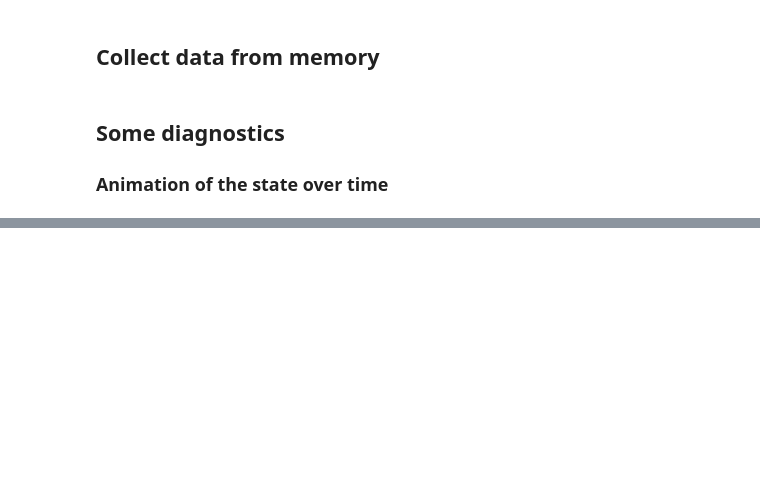
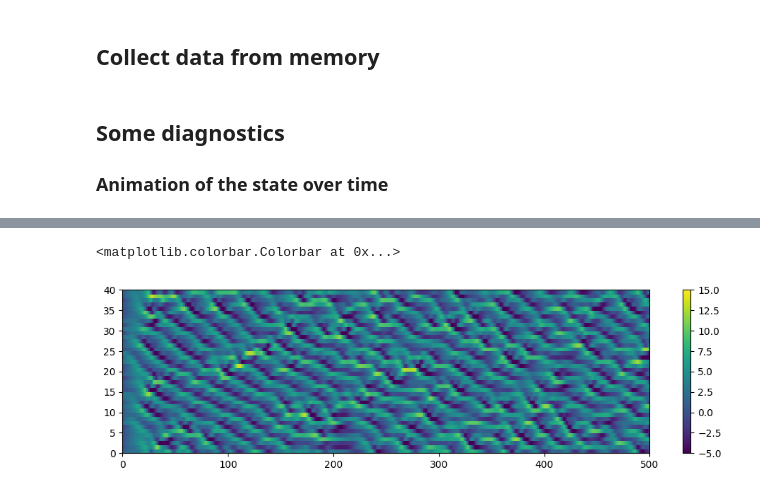
Before and after one commit to myying/NEDAS_tutorials, a Jupyter notebook: 2.validation_with_lorenz96.ipynb, the cells around one changed output, grey strips where cells are left out. Saved outputs shown, nothing was run; the diff lists cells and outputs as text; code cells hidden in the pictures; blank space fills up the shorter version.

```diff
--- a/2.validation_with_lorenz96.ipynb
+++ b/2.validation_with_lorenz96.ipynb
@@ -147,0 +161,8 @@ HTML(ani.to_jshtml())
+# %%
+# Hovmoeller diagram of the truth
+plt.figure(figsize=(12,3))
+c = plt.pcolor(truth_state.T, vmin=-5, vmax=15)
+plt.colorbar(c)
+# %% [output]
+<matplotlib.colorbar.Colorbar at 0x...>
+[figure, added]
```
Also changed, not shown: parts of 25 cells of this notebook, 1 other file.
